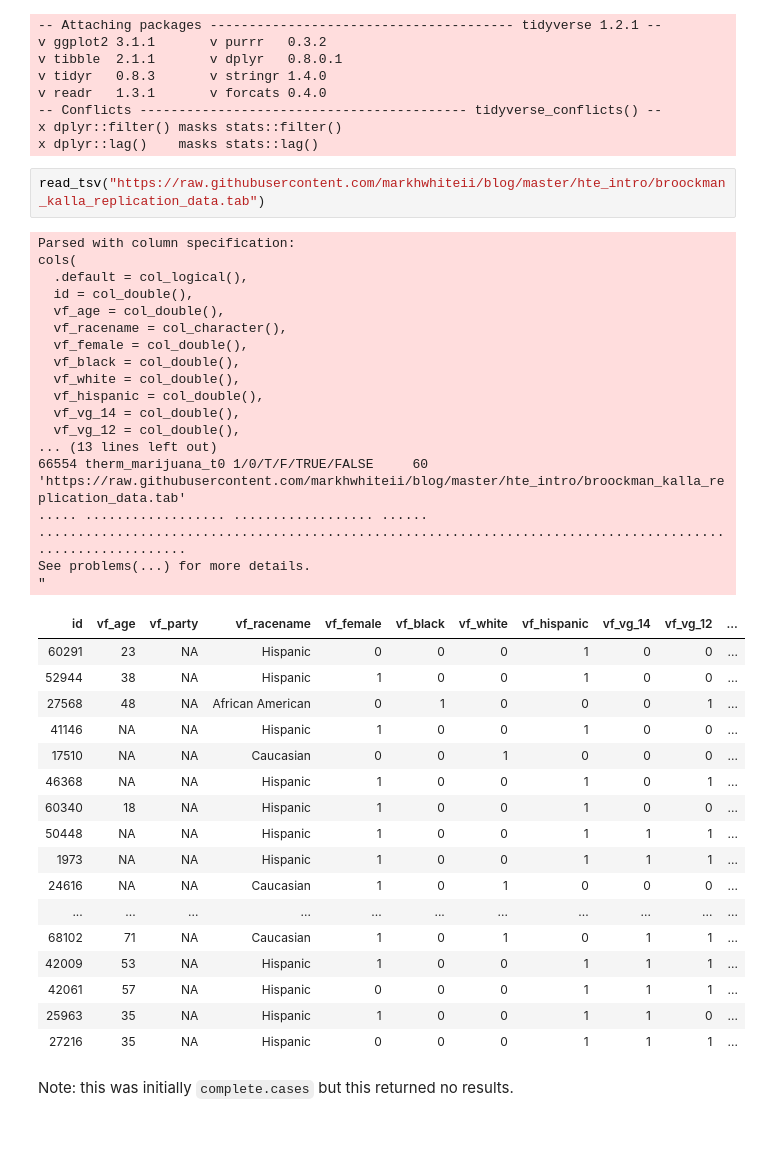
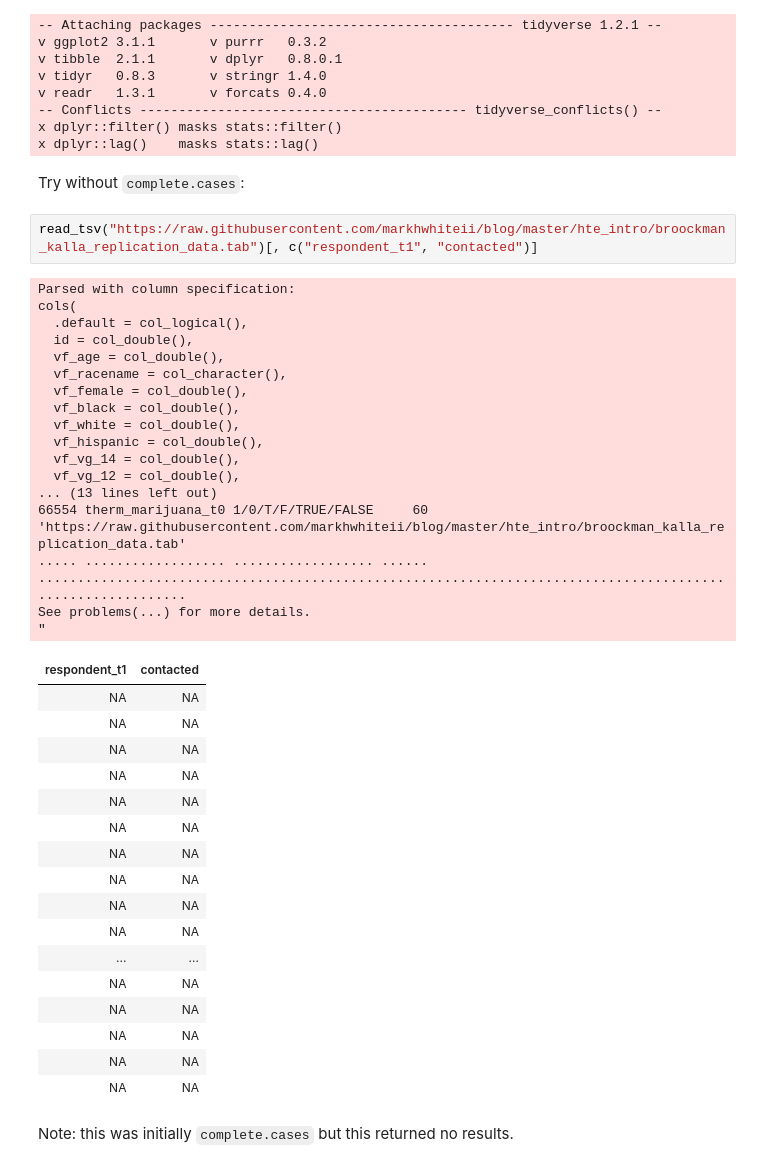
Before and after one commit to MaxGhenis/random, a Jupyter notebook: hte_intro.ipynb, the cells around one changed output. Drawn from its saved outputs; the diff is of its cells as text; blank space fills up the shorter version.

```diff
--- a/hte_intro.ipynb
+++ b/hte_intro.ipynb
@@ -96,43 +96,45 @@ v readr   1.3.1       v forcats 0.4.0
 -- Conflicts ------------------------------------------ tidyverse_conflicts() --
 x dplyr::filter() masks stats::filter()
 x dplyr::lag()    masks stats::lag()
+# %% [markdown]
+Try without `complete.cases`:
 # %%
-read_tsv("https://raw.githubusercontent.com/markhwhiteii/blog/master/hte_intro/broockman_kalla_replication_data.tab")
+read_tsv("https://raw.githubusercontent.com/markhwhiteii/blog/master/hte_intro/broockman_kalla_replication_data.tab")[, c("respondent_t1", "contacted")]
 # %% [output]
 Parsed with column specification:
 cols(
   .default = col_logical(),
   id = col_double(),
   vf_age = col_double(),
   vf_racename = col_character(),
   vf_female = col_double(),
   vf_black = col_double(),
   vf_white = col_double(),
   vf_hispanic = col_double(),
   vf_vg_14 = col_double(),
   vf_vg_12 = col_double(),
 ... (13 lines left out)
 66554 therm_marijuana_t0 1/0/T/F/TRUE/FALSE     60 'https://raw.githubusercontent.com/markhwhiteii/blog/master/hte_intro/broockman_kalla_replication_data.tab'
 ..... .................. .................. ...... ...........................................................................................................
 See problems(...) for more details.
 "
-| id | vf_age | vf_party | vf_racename | vf_female | vf_black | vf_white | vf_hispanic | vf_vg_14 | vf_vg_12 | ... |
-| 60291 | 23 | NA | Hispanic | 0 | 0 | 0 | 1 | 0 | 0 | ... |
-| 52944 | 38 | NA | Hispanic | 1 | 0 | 0 | 1 | 0 | 0 | ... |
-| 27568 | 48 | NA | African American | 0 | 1 | 0 | 0 | 0 | 1 | ... |
-| 41146 | NA | NA | Hispanic | 1 | 0 | 0 | 1 | 0 | 0 | ... |
-| 17510 | NA | NA | Caucasian | 0 | 0 | 1 | 0 | 0 | 0 | ... |
-| 46368 | NA | NA | Hispanic | 1 | 0 | 0 | 1 | 0 | 1 | ... |
-| 60340 | 18 | NA | Hispanic | 1 | 0 | 0 | 1 | 0 | 0 | ... |
-| 50448 | NA | NA | Hispanic | 1 | 0 | 0 | 1 | 1 | 1 | ... |
-| 1973 | NA | NA | Hispanic | 1 | 0 | 0 | 1 | 1 | 1 | ... |
-| 24616 | NA | NA | Caucasian | 1 | 0 | 1 | 0 | 0 | 0 | ... |
-| ... | ... | ... | ... | ... | ... | ... | ... | ... | ... | ... |
-| 68102 | 71 | NA | Caucasian | 1 | 0 | 1 | 0 | 1 | 1 | ... |
-| 42009 | 53 | NA | Hispanic | 1 | 0 | 0 | 1 | 1 | 1 | ... |
-| 42061 | 57 | NA | Hispanic | 0 | 0 | 0 | 1 | 1 | 1 | ... |
-| 25963 | 35 | NA | Hispanic | 1 | 0 | 0 | 1 | 1 | 0 | ... |
-| 27216 | 35 | NA | Hispanic | 0 | 0 | 0 | 1 | 1 | 1 | ... |
+| respondent_t1 | contacted |
+| NA | NA |
+| NA | NA |
+| NA | NA |
+| NA | NA |
+| NA | NA |
+| NA | NA |
+| NA | NA |
+| NA | NA |
+| NA | NA |
+| NA | NA |
+| ... | ... |
+| NA | NA |
+| NA | NA |
+| NA | NA |
+| NA | NA |
+| NA | NA |
 # %% [markdown]
 Note: this was initially `complete.cases` but this returned no results.
 # %%
```
Also changed, not shown: 1 other file.
